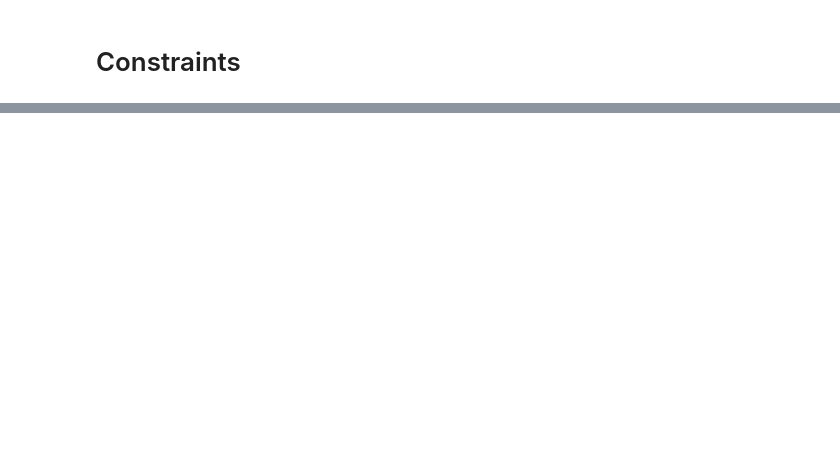
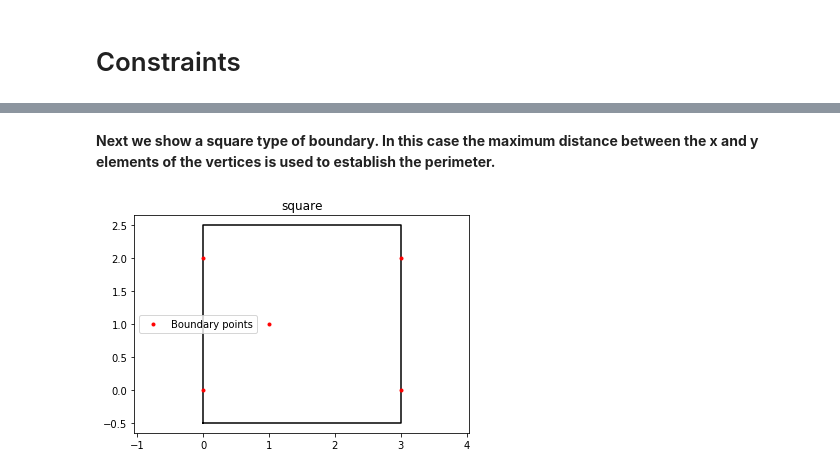
Before and after one commit to DTUWindEnergy/TopFarm2, a Jupyter notebook: docs/notebooks/constraints.ipynb, the cells around one changed output, grey strips where cells are left out. Saved outputs shown, nothing was run; the diff lists cells and outputs as text; code cells hidden in the pictures; blank space fills up the shorter version.

```diff
--- a/docs/notebooks/constraints.ipynb
+++ b/docs/notebooks/constraints.ipynb
@@ -59,0 +88,6 @@ plot_boundary('Circle',CircleBoundaryConstraint((1.5,1),1))
+# %% [markdown]
+**Next we show a square type of boundary. In this case the maximum distance between the x and y elements of the vertices is used to establish the perimeter.**
+# %%
+plot_boundary('square', XYBoundaryConstraint(boundary, 'square'))
+# %% [output]
+[figure, added]
```
Also changed, not shown: parts of 28 cells of this notebook, 11 other files.
